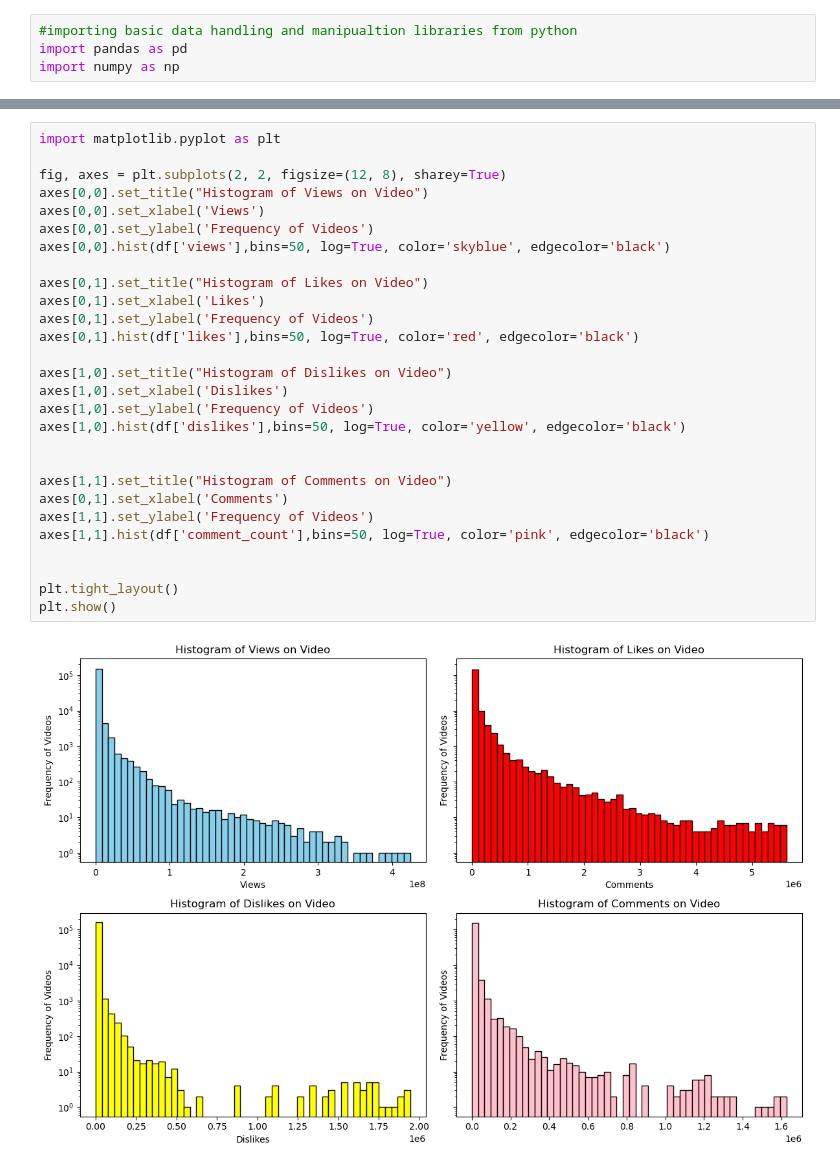
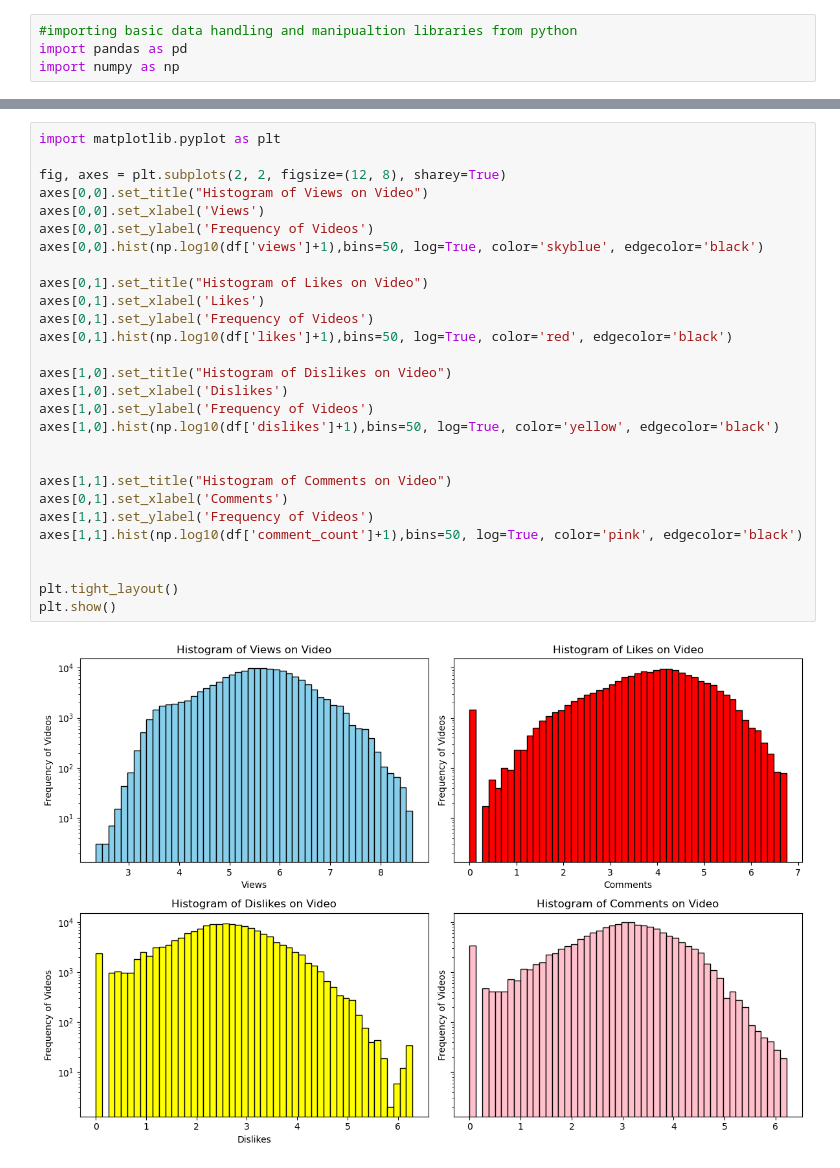
Before and after one commit to Aadarsh524/video-engagement-predictor, a Jupyter notebook: notebooks/01_eda.ipynb, the cells around one changed output, grey strips where cells are left out. Cells and saved outputs as stored; diff of their text form.

```diff
--- a/notebooks/01_eda.ipynb
+++ b/notebooks/01_eda.ipynb
@@ -68,30 +51,30 @@ dtype: int64
 # %%
 import matplotlib.pyplot as plt
 
 fig, axes = plt.subplots(2, 2, figsize=(12, 8), sharey=True)
 axes[0,0].set_title("Histogram of Views on Video")
 axes[0,0].set_xlabel('Views')
 axes[0,0].set_ylabel('Frequency of Videos')
-axes[0,0].hist(df['views'],bins=50, log=True, color='skyblue', edgecolor='black')
+axes[0,0].hist(np.log10(df['views']+1),bins=50, log=True, color='skyblue', edgecolor='black')
 
 axes[0,1].set_title("Histogram of Likes on Video")
 axes[0,1].set_xlabel('Likes')
 axes[0,1].set_ylabel('Frequency of Videos')
-axes[0,1].hist(df['likes'],bins=50, log=True, color='red', edgecolor='black')
+axes[0,1].hist(np.log10(df['likes']+1),bins=50, log=True, color='red', edgecolor='black')
 
 axes[1,0].set_title("Histogram of Dislikes on Video")
 axes[1,0].set_xlabel('Dislikes')
 axes[1,0].set_ylabel('Frequency of Videos')
-axes[1,0].hist(df['dislikes'],bins=50, log=True, color='yellow', edgecolor='black')
+axes[1,0].hist(np.log10(df['dislikes']+1),bins=50, log=True, color='yellow', edgecolor='black')
 
 
 axes[1,1].set_title("Histogram of Comments on Video")
 axes[0,1].set_xlabel('Comments')
 axes[1,1].set_ylabel('Frequency of Videos')
-axes[1,1].hist(df['comment_count'],bins=50, log=True, color='pink', edgecolor='black')
+axes[1,1].hist(np.log10(df['comment_count']+1),bins=50, log=True, color='pink', edgecolor='black')
 
 
 plt.tight_layout()
 plt.show()
 # %% [output]
-[figure, old version]
+[figure, new version]
```
Also changed, not shown: parts of 4 cells of this notebook.
